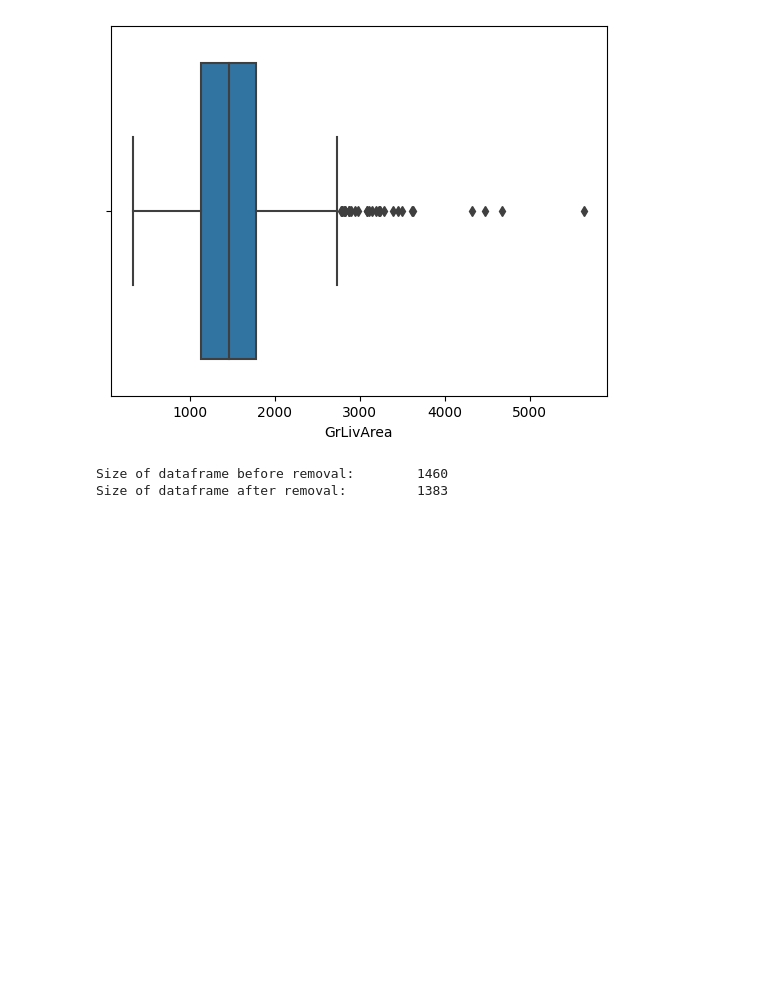
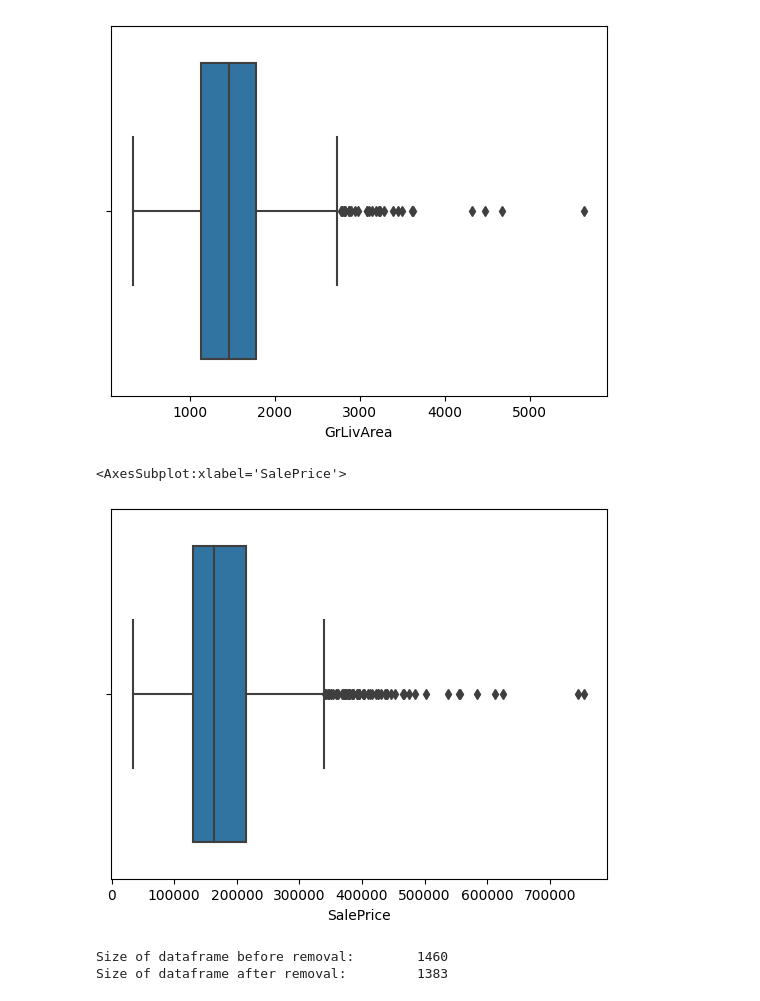
Before and after one commit to ChayHuiXiang/NTU-CS, a Jupyter notebook: SC1015/Lab_4/Lab4.ipynb, the cells around one changed output. Cells and saved outputs as stored; diff of their text form; code cells hidden in the pictures; blank space fills up the shorter version.

```diff
--- a/SC1015/Lab_4/Lab4.ipynb
+++ b/SC1015/Lab_4/Lab4.ipynb
@@ -164,6 +166,12 @@ sns.boxplot(df, x='GrLivArea')
 # %% [output]
 <AxesSubplot:xlabel='GrLivArea'>
 [figure]
+# %%
+# Visualising outliers in plot for GrLivArea
+sns.boxplot(df, x='SalePrice')
+# %% [output]
+<AxesSubplot:xlabel='SalePrice'>
+[figure, added]
 # %%
 # Removing the outliers
 problem3_df = df.drop(outliers_indexes)
```
Also changed, not shown: parts of 6 cells of this notebook.
